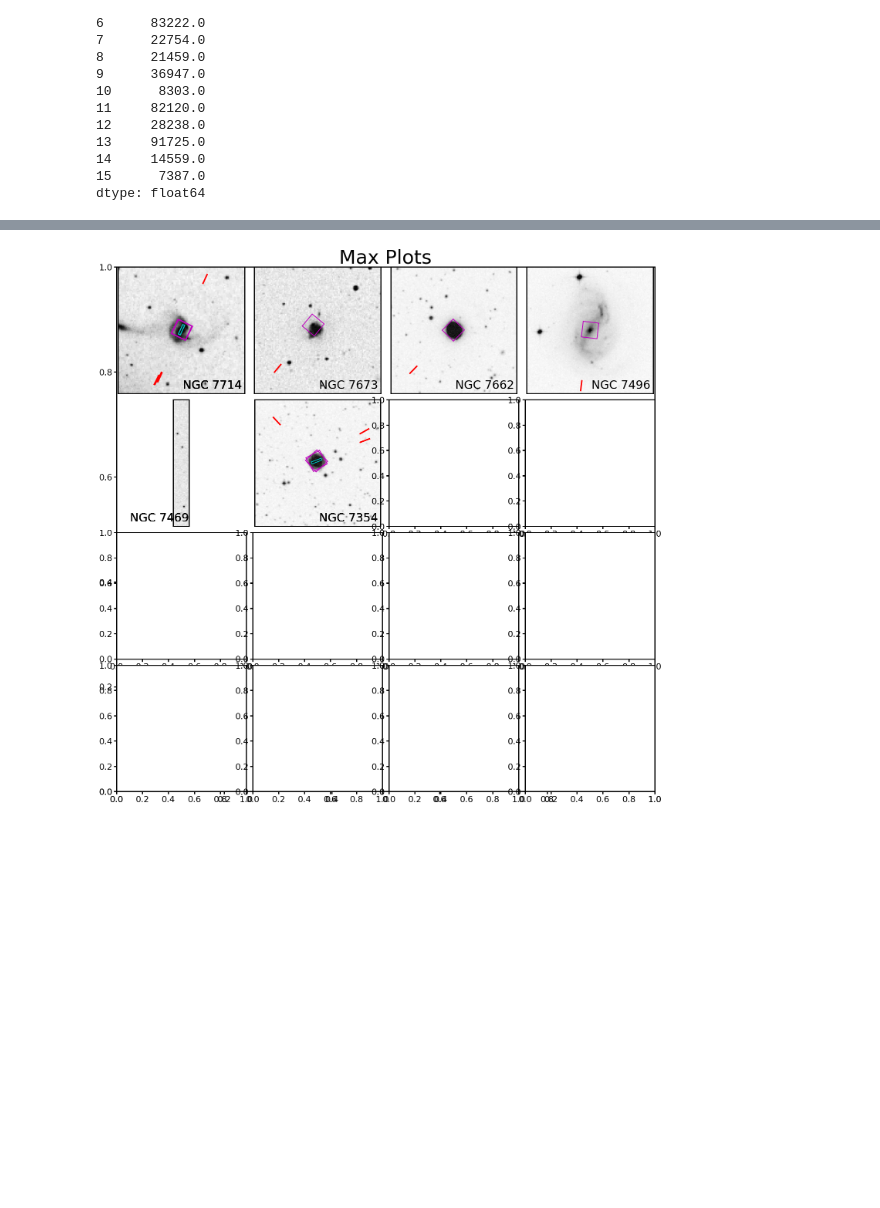
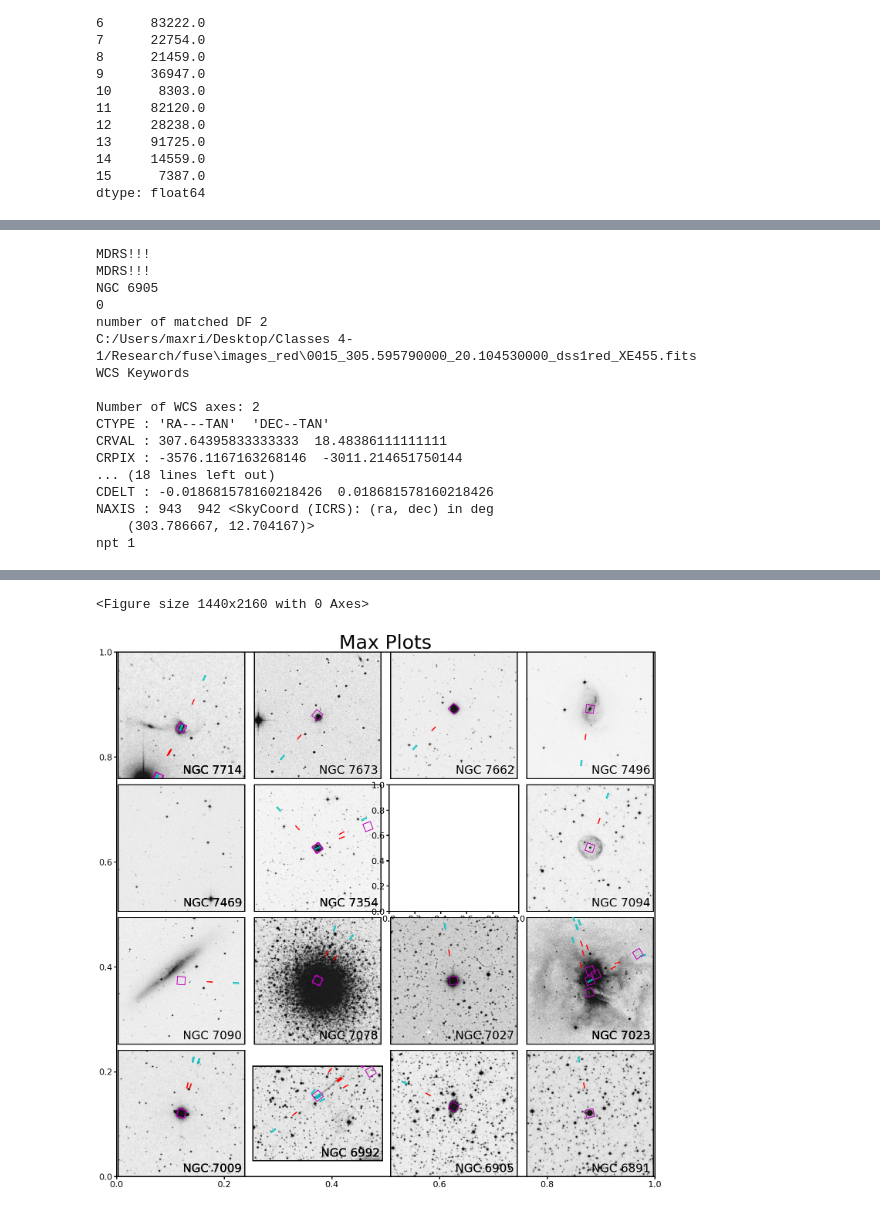
Before and after one commit to Jimbo-Coder/Fuse, a Jupyter notebook: Working adap_prep_2022_for_rizzo .ipynb, the cells around one changed output, grey strips where cells are left out. Drawn from its saved outputs; the diff is of its cells as text; code cells hidden in the pictures; blank space fills up the shorter version.

Commit message:
Skyview Query success + Scaling

```diff
--- a/Working adap_prep_2022_for_rizzo .ipynb
+++ b/Working adap_prep_2022_for_rizzo .ipynb
@@ -79,0 +51,19 @@ ChunkedEncodingError: ("Connection broken: InvalidChunkLength(got length b'', 0
+# %%
+from astroquery.skyview import SkyView
+SkyView.list_surveys()
+
+size = 400
+width_val = u.Quantity(size, unit = 'arcsec')
+height_val =  u.Quantity(size, unit = 'arcsec')
+
+objnames = ['NGC 7714','NGC 7673','NGC 7662','NGC 7496','NGC 7469','NGC 7354',
+'NGC 6826','NGC 7094','NGC 7090','NGC 7078','NGC 7027',
+'NGC 7023','NGC 7009','NGC 6992','NGC 6905','NGC 6891']
+
+obstables2 = []
+for i in objnames:
+    paths = SkyView.get_images(position = i,
+                       survey=['DSS1 Red'],width = width_val,height = height_val,pixels = [300,320])
+    print(i)
+    obstables2.append(paths)
+obstables2
@@ -79,0 +89,10 @@ ChunkedEncodingError: ("Connection broken: InvalidChunkLength(got length b'', 0
+# %%
+plt.figure()
+i = 0
+hdr = obstables2[i][0][0].header
+plt.imshow(obstables2[i][0][0].data)
+plt.show()
+hdr
+# 300 * -0.0014814814814814812 #1600 Arcsec
+#300* -0.00047222219999999997 #Default
+#320*0.0013888888888888887
@@ -815,7 +880,7 @@ for i in range(len(pidxs)):
 
 
 fidx=[0,0,1,1,1,
-      1,0,0,0,0,
+      2,0,0,0,0,
       0,0,0,0,0,
       0,0,0,0
      ]
@@ -881,8 +946,8 @@ for i in range(len(objnames)):
 
 #     if i == 3 or i == 4 or i == 6 or i == 8 or i == 12 or i == 13:
 #         continue
-    #if i == 6 or i == 13:
-        #continue
+    if i == 6:
+        continue
     ax=axs[i]
     objname=objnames[i]
     print(objname)
@@ -1055,0 +1142,17 @@ NoOverlapError: Arrays do not overlap.
+MDRS!!!
+MDRS!!!
+NGC 6905
+0
+number of matched DF 2
+C:/Users/maxri/Desktop/Classes 4-1/Research/fuse\images_red\0015_305.595790000_20.104530000_dss1red_XE455.fits
+WCS Keywords
+
+Number of WCS axes: 2
+CTYPE : 'RA---TAN'  'DEC--TAN'
+CRVAL : 307.64395833333333  18.48386111111111
+CRPIX : -3576.1167163268146  -3011.214651750144
+... (18 lines left out)
+CDELT : -0.018681578160218426  0.018681578160218426
+NAXIS : 943  942 <SkyCoord (ICRS): (ra, dec) in deg
+    (303.786667, 12.704167)>
+npt 1
@@ -1056,4 +1161,5 @@ NoOverlapError: Arrays do not overlap.
+<Figure size 1440x2160 with 0 Axes>
-[figure, old version]
+[figure, new version]
 # %%
 print(ra0, dec0); print(oiwcs,cc);
 file_sc
```
Also changed, not shown: parts of 16 cells of this notebook.
